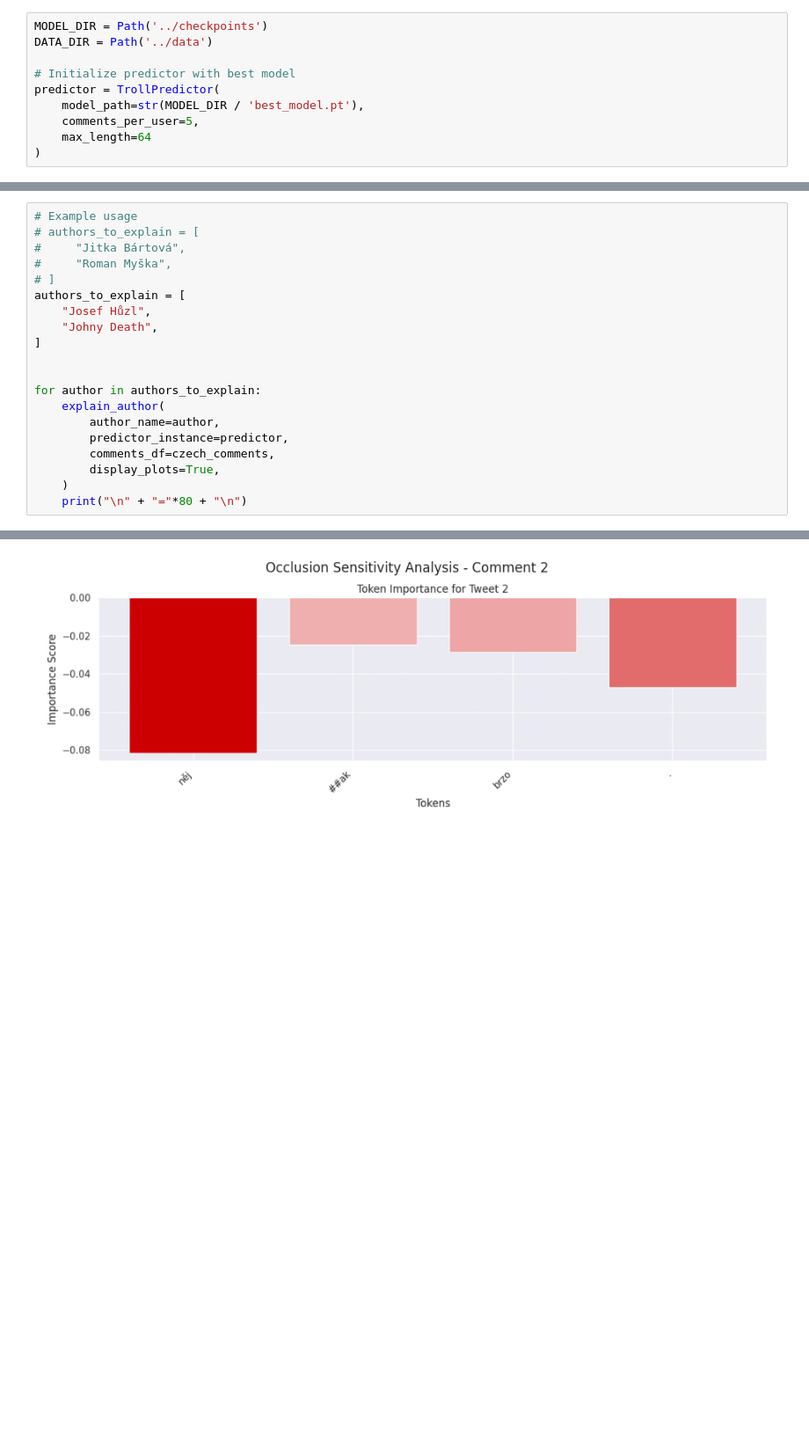
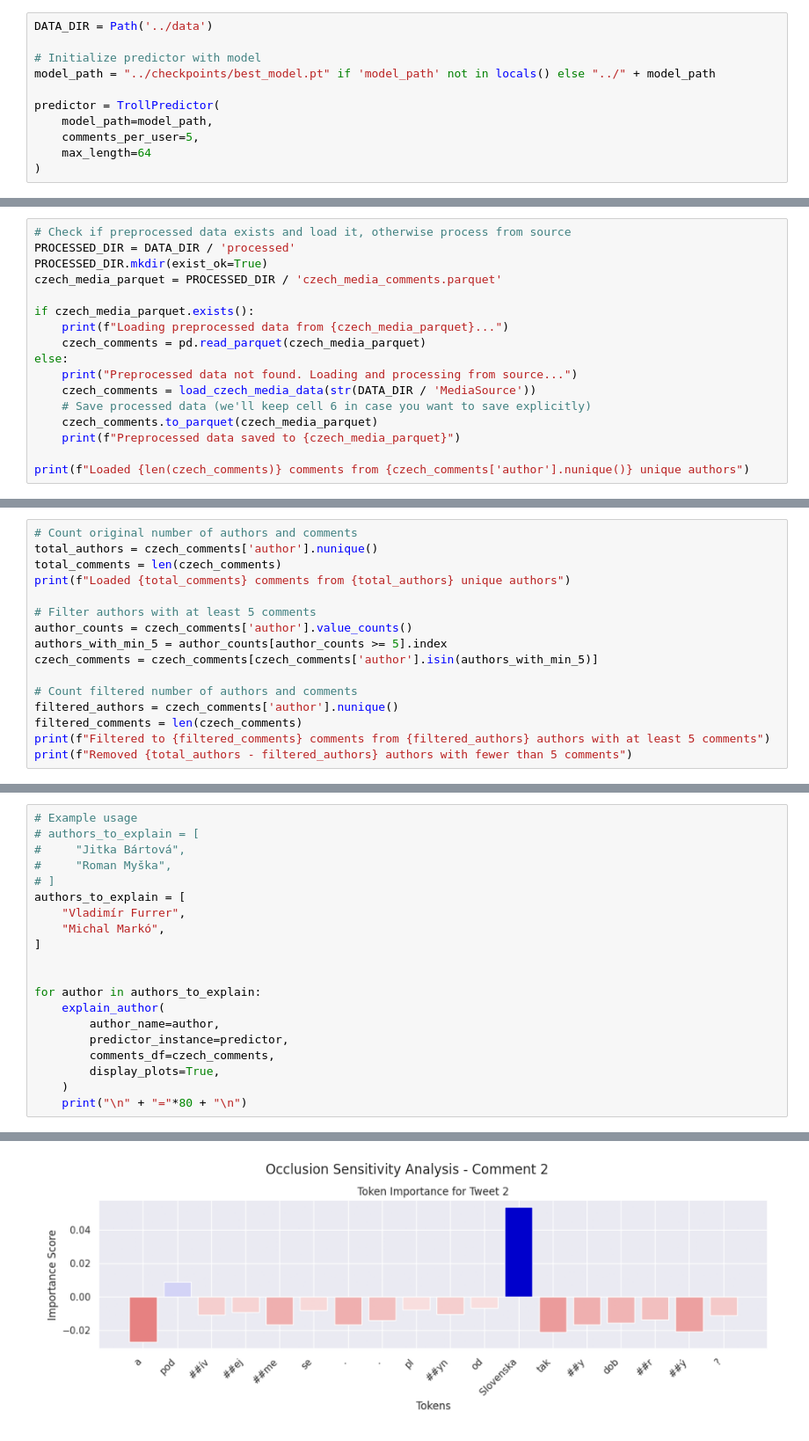
Before and after one commit to ziggyplayedguitar/nlp_thesis, a Jupyter notebook: workspace/notebooks/04_predict.ipynb, the cells around one changed output, grey strips where cells are left out. Shown at 88% size. Saved outputs shown, nothing was run; the diff lists cells and outputs as text; blank space fills up the shorter version.

Commit message:
Added predict notebook. Updated ploomber pipeline.

```diff
--- a/workspace/notebooks/04_predict.ipynb
+++ b/workspace/notebooks/04_predict.ipynb
@@ -34,10 +30,11 @@ predictor = TrollPredictor(
 # %%
-MODEL_DIR = Path('../checkpoints')
 DATA_DIR = Path('../data')
 
-# Initialize predictor with best model
+# Initialize predictor with model
+model_path = "../checkpoints/best_model.pt" if 'model_path' not in locals() else "../" + model_path
+
 predictor = TrollPredictor(
-    model_path=str(MODEL_DIR / 'best_model.pt'),
+    model_path=model_path,
     comments_per_user=5,
     max_length=64
 )
@@ -48,0 +41,17 @@ Loaded 846098 comments from 66607 unique authors
+# %%
+# Check if preprocessed data exists and load it, otherwise process from source
+PROCESSED_DIR = DATA_DIR / 'processed'
+PROCESSED_DIR.mkdir(exist_ok=True)
+czech_media_parquet = PROCESSED_DIR / 'czech_media_comments.parquet'
+
+if czech_media_parquet.exists():
+    print(f"Loading preprocessed data from {czech_media_parquet}...")
+    czech_comments = pd.read_parquet(czech_media_parquet)
+else:
+    print("Preprocessed data not found. Loading and processing from source...")
+    czech_comments = load_czech_media_data(str(DATA_DIR / 'MediaSource'))
+    # Save processed data (we'll keep cell 6 in case you want to save explicitly)
+    czech_comments.to_parquet(czech_media_parquet)
+    print(f"Preprocessed data saved to {czech_media_parquet}")
+
+print(f"Loaded {len(czech_comments)} comments from {czech_comments['author'].nunique()} unique authors")
@@ -68,0 +76,16 @@ czech_comments.to_parquet(PROCESSED_DIR / 'czech_media_comments.parquet')
+# %%
+# Count original number of authors and comments
+total_authors = czech_comments['author'].nunique()
+total_comments = len(czech_comments)
+print(f"Loaded {total_comments} comments from {total_authors} unique authors")
+
+# Filter authors with at least 5 comments
+author_counts = czech_comments['author'].value_counts()
+authors_with_min_5 = author_counts[author_counts >= 5].index
+czech_comments = czech_comments[czech_comments['author'].isin(authors_with_min_5)]
+
+# Count filtered number of authors and comments
+filtered_authors = czech_comments['author'].nunique()
+filtered_comments = len(czech_comments)
+print(f"Filtered to {filtered_comments} comments from {filtered_authors} authors with at least 5 comments")
+print(f"Removed {total_authors - filtered_authors} authors with fewer than 5 comments")
@@ -296,8 +260,8 @@ def explain_author(
 #     "Roman Myška",
 # ]
 authors_to_explain = [
-    "Josef Hůzl",
-    "Johny Death",
+    "Vladimír Furrer",
+    "Michal Markó",
 ]
 
 
@@ -342,4 +312,4 @@ Token Importance   Effect
-[figure, old version]
+[figure, new version]
 --------------------------------------------------------------------------------
 
 Comment 3:
```
Also changed, not shown: parts of 18 cells of this notebook, 26 other files.
